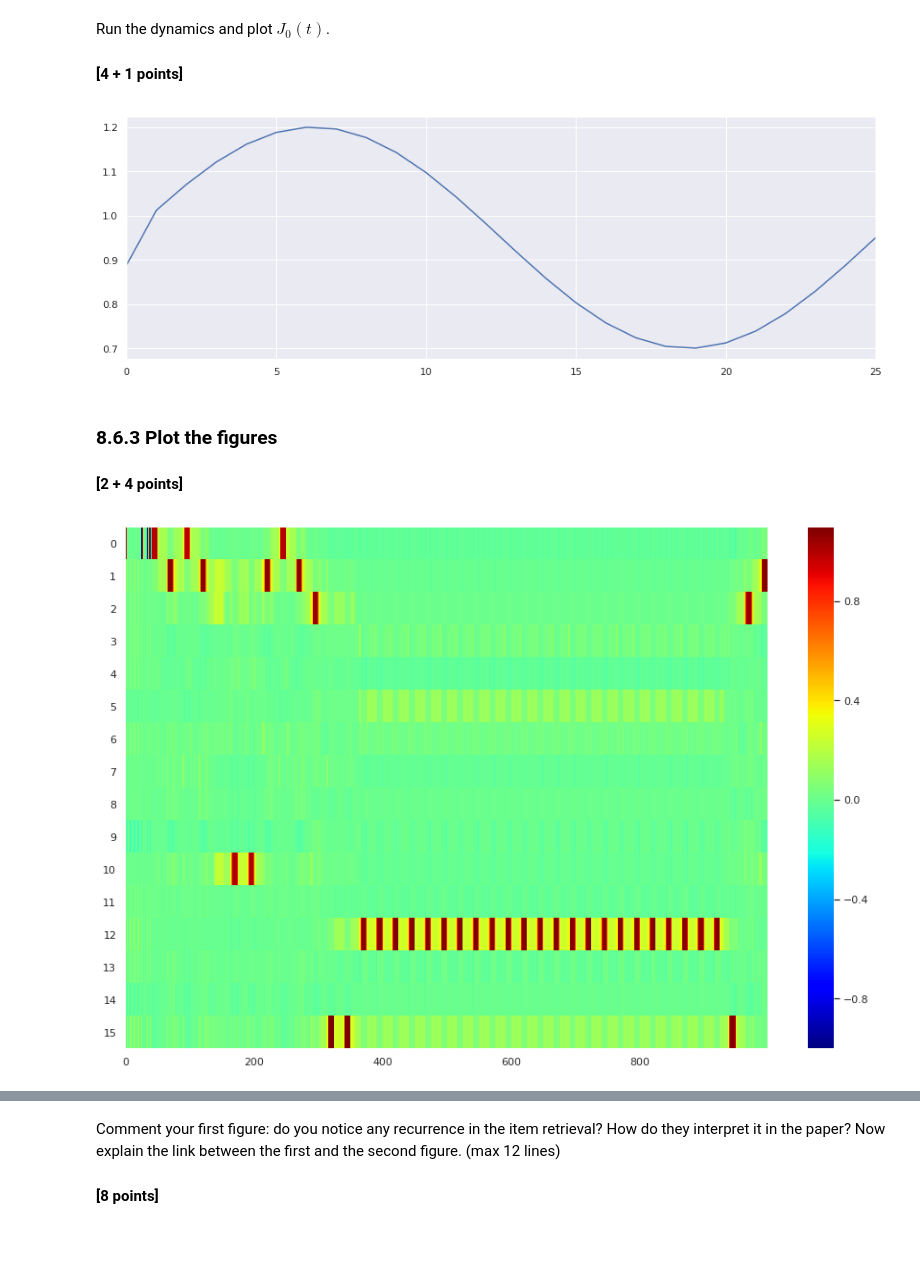
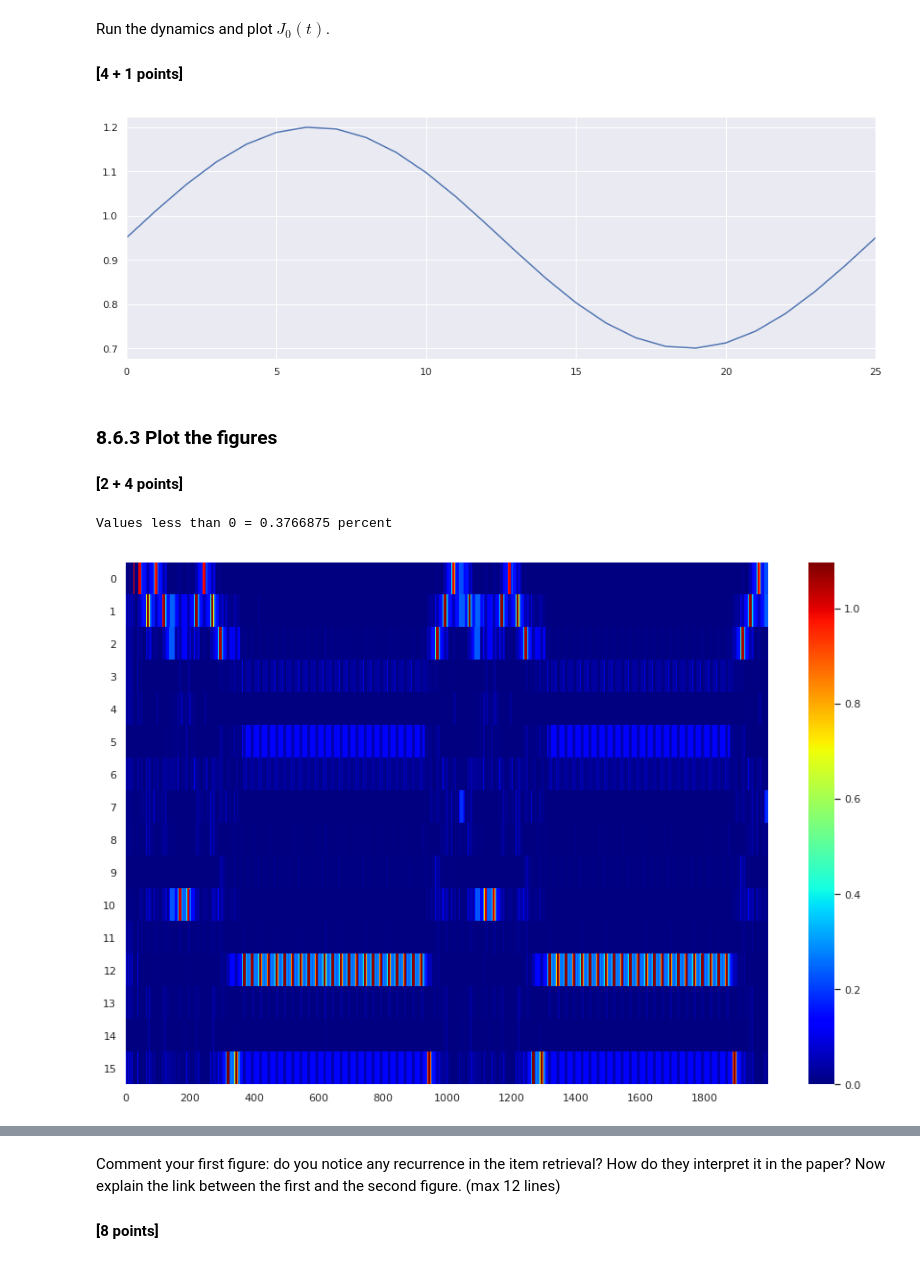
Before and after one commit to laureleo/EPFL-BIO-465, a Jupyter notebook: Ex2_Victor_Wiklund_300706.ipynb, the cells around one changed output, grey strips where cells are left out. Cells and saved outputs as stored; diff of their text form; code cells hidden in the pictures.

```diff
--- a/Ex2_Victor_Wiklund_300706.ipynb
+++ b/Ex2_Victor_Wiklund_300706.ipynb
@@ -654,22 +654,17 @@ Synaptic weight matrix
 
 np.random.seed(26) ## KEEP THE SEED FIXED FOR CORRECTION ##
 
-items = []
-factory = pattern_tools.PatternFactory(N, 1)
-items.extend(factory.create_random_pattern_list(nr_patterns = L, on_probability= f))
+#Generate sparse pattern by randomly choosing from [0,1] with probability [1-f,f] in a LxN matrix
+items = np.random.choice([0,1], size=(L,N,1), p = [1-f, f])
 
 ## Check that items has the right shape
 print "Shape of items",  np.shape(items)
 
-
-# I know I use a for-loop... I'll look into getting rid of it later. Maybe.
+# The synaptic weight matrix is the cumulative sum of weight matrices for every pattern
 J = 0
 for vector in items:
-    #Since the paper has neuronal weights 0,1 we should remap the negative weights to 0
-    np.place(vector, vector < 0, 0)
-
     #Matrix multiply with itself to get get the NxN matrix of synaptic weights
-    product = np.dot(vector - f, vector.T - f)
+    product = np.dot(vector-f, vector.T -f)
     J+= product
 
 J = J * 1/(N*f*(1-f))
@@ -720,8 +717,7 @@ Overlap???
 # %%
 def evolve(V_, thresh_, J0_):
     #If I interpret this correctly we want the overlap with each stored item
-    overlap_ = np.array([overlap_mat(pattern, V_) for pattern in items]).reshape(16)
-
+    overlap_ = [overlap_mat(pattern, V_) for pattern in items]
     V_old = np.copy(V_)
 
     #Neuron activation update rule with the heaviside function using thresh_ as threshold
@@ -731,9 +727,9 @@ def evolve(V_, thresh_, J0_):
     thresh_ = thresh_ - (thresh_ - thresh_0 - Dth * V_old)/Tth
     return V_, thresh_, overlap_
 
-def overlap_mat(a,b):
+def overlap_mat(p,V):
     #Overlap between two patterns. a should be the stored pattern
-    return 1/(N*f*(1-f)) * np.dot((a.reshape(N) - f), b.reshape(N))
+    return 1/(N*f*(1-f)) * np.dot((p.reshape(N) - f), V.reshape(N))
 # %% [markdown]
 Run the dynamics and plot $J_0(t)$.
 #### [4 + 1  points]
@@ -751,14 +747,12 @@ dic_evolution['V'].append(items[0])
 
 #Also append the initial state for the other variables of interest
 dic_evolution['timestep'].append(0)
-dic_evolution['J0'].append(J0)
+dic_evolution['J0'].append(mean + (max_J0 - mean) *np.sin(2*np.pi*0/TJ0))
 dic_evolution['thresh'].append(thresh_0)
-dic_evolution['overl'].append(np.array([overlap_mat(pattern, items[0]) for pattern in items]).reshape(16))
-
-
+dic_evolution['overl'].append([overlap_mat(pattern, items[0]) for pattern in items])
 
 ## Now we are ready to run the dynamics
-for i in range(1, timesteps):
+for i in range(1, timesteps*2):
 
     #Calculate the current J0
     J0 = mean + (max_J0 - mean) *np.sin(2*np.pi*i/TJ0) ## use numpy.sin() to have the correct osclillatory behavior. Don't forget to scale it correctly
@@ -785,15 +779,25 @@ plt.plot(dic_evolution['timestep'], dic_evolution['J0'])
 plt.xlim([0,TJ0])  ## plot for one period
 plt.show()
 # %% [output]
-[figure, old version]
+[figure, new version]
 # %% [markdown]
 ### 8.6.3 Plot the figures
 #### [2 + 4 points]
+# %%
+#Some values are negative. The plot in the paper has no negative values. Something wrong?
+overlap_array = np.array(dic_evolution['overl'])
+count = overlap_array[np.where(overlap_array < 0)]
+print("Values less than 0 = {} percent".format(len(count) / (len(overlap_array)*len(overlap_array[0]))))
+
+#Run this line to set negative values to 0
+np.place(overlap_array, overlap_array < 0, 0)
+# %% [output]
+Values less than 0 = 0.3766875 percent
 # %%
 fig, ax = plt.subplots(figsize = (15,10))
-sns.heatmap(np.array(dic_evolution['overl']).T, cmap="jet", xticklabels=200)
+sns.heatmap(overlap_array.T, cmap="jet", xticklabels=200)
 plt.xticks(rotation='horizontal')
 plt.yticks(rotation='horizontal')
 plt.show()
 # %% [output]
-[figure, old version]
+[figure, new version]
```
Also changed, not shown: parts of 15 cells of this notebook, 1 other file.
